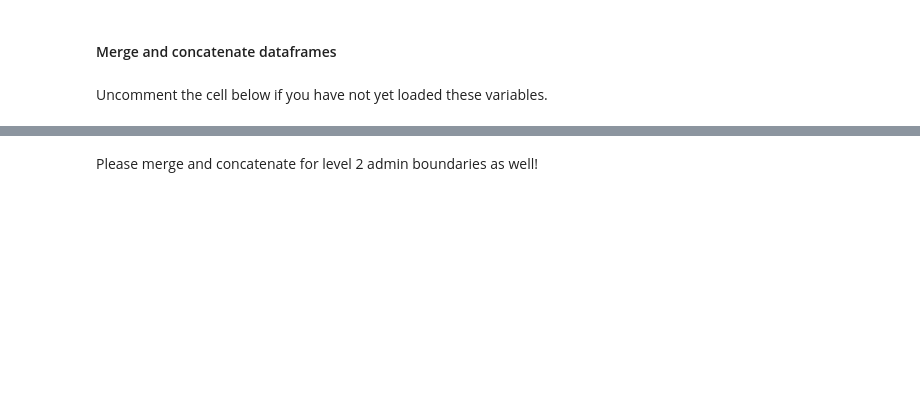
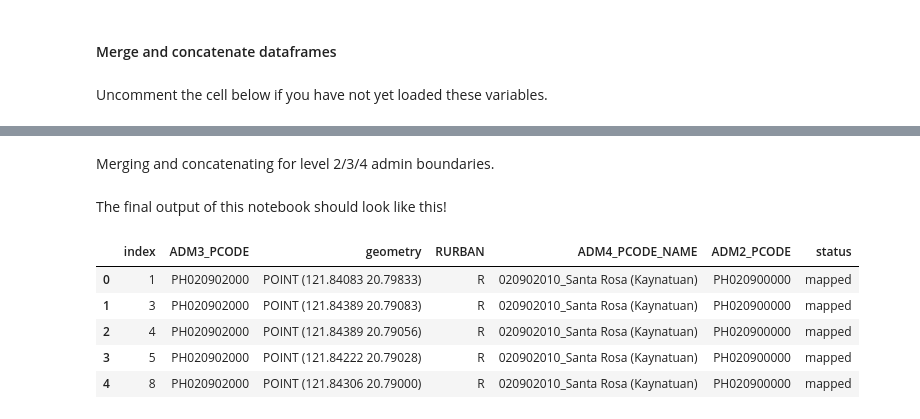
Before and after one commit to thinkingmachines/osm-completeness, a Jupyter notebook: notebooks/1_Methodology.ipynb, the cells around one changed output, grey strips where cells are left out. Drawn from its saved outputs; the diff is of its cells as text; code cells hidden in the pictures; blank space fills up the shorter version.

Commit message:
Get results from June 2021, add notebook for reshaping

```diff
--- a/notebooks/1_Methodology.ipynb
+++ b/notebooks/1_Methodology.ipynb
@@ -403,13 +622,23 @@ Uncomment the cell below if you have not yet loaded these variables.
 # %% [markdown]
-Please merge and concatenate for level 2 admin boundaries as well!
+Merging and concatenating for level 2/3/4 admin boundaries.
 # %%
+# Merging adm3 boundaries with adm4
 phl_pixels_with_buildings_sjoin = phl_pixels_with_buildings_sjoin_adm3.merge(
     phl_pixels_with_buildings_sjoin_adm4[["index", "RURBAN", "ADM4_PCODE_NAME"]],
     how="left",
     left_on="index",
     right_on="index",
 )
+
+# Additionally merging adm2 to adm3 and adm4
+phl_pixels_with_buildings_sjoin = phl_pixels_with_buildings_sjoin.merge(
+    phl_pixels_with_buildings_sjoin_adm2[["index", "ADM2_PCODE"]],
+    how="left",
+    left_on="index",
+    right_on="index",
+)
 # %%
+# Drop nan values in the dataframe
 phl_pixels_with_buildings_sjoin.dropna(
-    subset=["ADM3_PCODE", "RURBAN", "ADM4_PCODE_NAME"], inplace=True
+    subset=["ADM3_PCODE", "RURBAN", "ADM4_PCODE_NAME","ADM2_PCODE"], inplace=True
 )
@@ -418,11 +648,21 @@ phl_pixels_with_buildings_sjoin["status"] = "mapped"
 # %%
+# Merging adm3 boundaries with adm4
 phl_pixels_no_buildings_sjoin = phl_pixels_no_buildings_sjoin_adm3.merge(
     phl_pixels_no_buildings_sjoin_adm4[["index", "RURBAN", "ADM4_PCODE_NAME"]],
     how="left",
     left_on="index",
     right_on="index",
 )
+
+# Additionally merging adm2 to adm3 and adm4
+phl_pixels_no_buildings_sjoin = phl_pixels_no_buildings_sjoin.merge(
+    phl_pixels_no_buildings_sjoin_adm2[["index", "ADM2_PCODE"]],
+    how="left",
+    left_on="index",
+    right_on="index",
+)
 # %%
+# Drop nan values in the dataframe
 phl_pixels_no_buildings_sjoin.dropna(
-    subset=["ADM3_PCODE", "RURBAN", "ADM4_PCODE_NAME"], inplace=True
+    subset=["ADM3_PCODE", "RURBAN", "ADM4_PCODE_NAME", "ADM2_PCODE"], inplace=True
 )
@@ -435 +677,12 @@ phl_pixels_all = pd.concat(
+# %% [markdown]
+The final output of this notebook should look like this!
+# %%
+phl_pixels_all.head()
+# %% [output]
+|  | index | ADM3_PCODE | geometry | RURBAN | ADM4_PCODE_NAME | ADM2_PCODE | status |
+| 0 | 1 | PH020902000 | POINT (121.84083 20.79833) | R | 020902010_Santa Rosa (Kaynatuan) | PH020900000 | mapped |
+| 1 | 3 | PH020902000 | POINT (121.84389 20.79083) | R | 020902010_Santa Rosa (Kaynatuan) | PH020900000 | mapped |
+| 2 | 4 | PH020902000 | POINT (121.84389 20.79056) | R | 020902010_Santa Rosa (Kaynatuan) | PH020900000 | mapped |
+| 3 | 5 | PH020902000 | POINT (121.84222 20.79028) | R | 020902010_Santa Rosa (Kaynatuan) | PH020900000 | mapped |
+| 4 | 8 | PH020902000 | POINT (121.84306 20.79000) | R | 020902010_Santa Rosa (Kaynatuan) | PH020900000 | mapped |
 # %%
```
Also changed, not shown: parts of 68 cells of this notebook, 2 other files.
